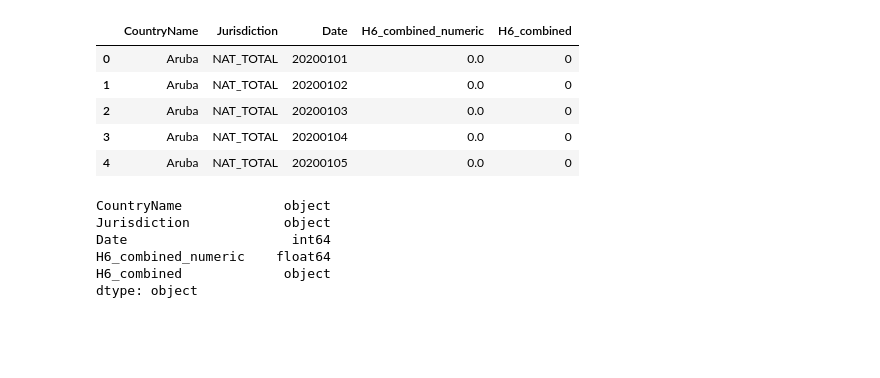
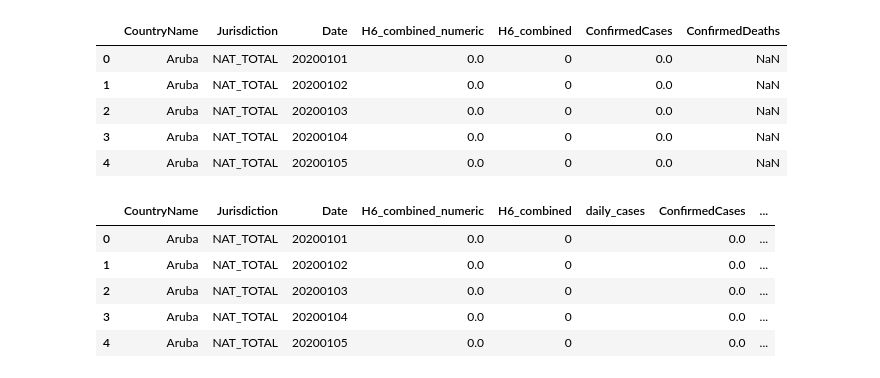
Before and after one commit to ranusuri/Team-A-Project-1, a Jupyter notebook: andres_pulido/six_countries.ipynb, the cells around one changed output. Drawn from its saved outputs; the diff is of its cells as text; code cells hidden in the pictures; blank space fills up the shorter version.

```diff
--- a/andres_pulido/six_countries.ipynb
+++ b/andres_pulido/six_countries.ipynb
@@ -15,4 +21,5 @@ low_memory=False
 file_to_load = "world_mask_mandates.csv"
 # Read Purchasing File and store into Pandas data frame
 data_raw= pd.read_csv(file_to_load)
-data_raw.head()
+data_raw["ConfirmedCases"] = data_raw["ConfirmedCases"].replace(np.nan, 0)
+# data_raw.head()
@@ -31,19 +28,10 @@ data_raw.head()
 # %%
-data_reduced= data_raw[['CountryName','Jurisdiction','Date','H6_combined_numeric','H6_combined']]
+data_reduced= data_raw[['CountryName','Jurisdiction','Date','H6_combined_numeric','H6_combined','ConfirmedCases','ConfirmedDeaths']]
 data_reduced.head(5)
 # %% [output]
-|  | CountryName | Jurisdiction | Date | H6_combined_numeric | H6_combined |
-| 0 | Aruba | NAT_TOTAL | 20200101 | 0.0 | 0 |
-| 1 | Aruba | NAT_TOTAL | 20200102 | 0.0 | 0 |
-| 2 | Aruba | NAT_TOTAL | 20200103 | 0.0 | 0 |
-| 3 | Aruba | NAT_TOTAL | 20200104 | 0.0 | 0 |
-| 4 | Aruba | NAT_TOTAL | 20200105 | 0.0 | 0 |
+|  | CountryName | Jurisdiction | Date | H6_combined_numeric | H6_combined | ConfirmedCases | ConfirmedDeaths |
+| 0 | Aruba | NAT_TOTAL | 20200101 | 0.0 | 0 | 0.0 | NaN |
+| 1 | Aruba | NAT_TOTAL | 20200102 | 0.0 | 0 | 0.0 | NaN |
+| 2 | Aruba | NAT_TOTAL | 20200103 | 0.0 | 0 | 0.0 | NaN |
+| 3 | Aruba | NAT_TOTAL | 20200104 | 0.0 | 0 | 0.0 | NaN |
+| 4 | Aruba | NAT_TOTAL | 20200105 | 0.0 | 0 | 0.0 | NaN |
-# %%
-data_reduced.dtypes
-# %% [output]
-CountryName             object
-Jurisdiction            object
-Date                     int64
-H6_combined_numeric    float64
-H6_combined             object
-dtype: object
@@ -50,3 +40,13 @@ dtype: object
+# %%
+data_reduced.insert(5, 'daily_cases','')
+data_reduced.head()
+# %% [output]
+|  | CountryName | Jurisdiction | Date | H6_combined_numeric | H6_combined | daily_cases | ConfirmedCases | ... |
+| 0 | Aruba | NAT_TOTAL | 20200101 | 0.0 | 0 |  | 0.0 | ... |
+| 1 | Aruba | NAT_TOTAL | 20200102 | 0.0 | 0 |  | 0.0 | ... |
+| 2 | Aruba | NAT_TOTAL | 20200103 | 0.0 | 0 |  | 0.0 | ... |
+| 3 | Aruba | NAT_TOTAL | 20200104 | 0.0 | 0 |  | 0.0 | ... |
+| 4 | Aruba | NAT_TOTAL | 20200105 | 0.0 | 0 |  | 0.0 | ... |
 # %%
 # Formating Date column.
 data_reduced['Date'] = pd.to_datetime(data_reduced['Date'],format ='%Y%m%d')
```
Also changed, not shown: parts of 30 cells of this notebook, 48 other files.
